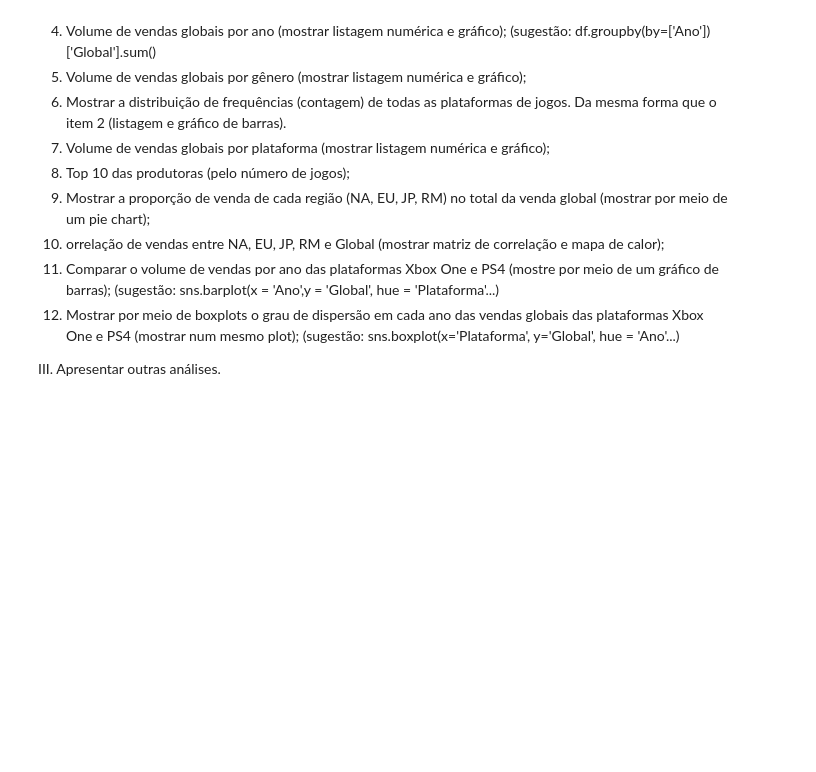
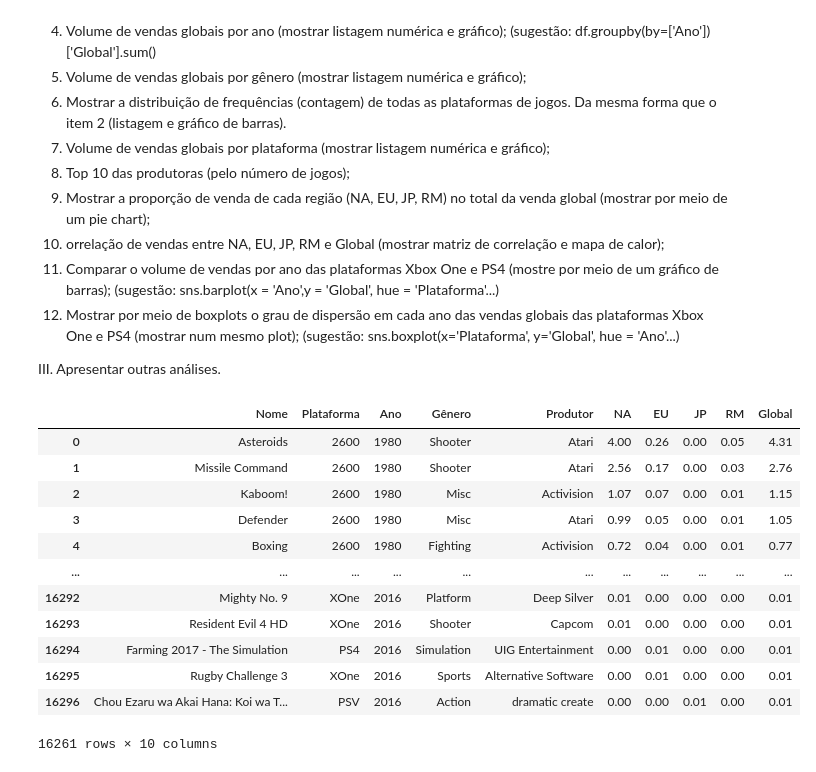
Before and after one commit to nicholascfp/DSBD, a Jupyter notebook: Notebooks/Tarefa_3_6_Nícholas.ipynb, the cells around one changed output. Drawn from its saved outputs; the diff is of its cells as text; code cells hidden in the pictures; blank space fills up the shorter version.

```diff
--- a/Notebooks/Tarefa_3_6_Nícholas.ipynb
+++ b/Notebooks/Tarefa_3_6_Nícholas.ipynb
@@ -50,3 +50,33 @@ sns.barplot(x = 'Ano',y = 'Global', hue = 'Plataforma'...)
 12. Mostrar por meio de boxplots o grau de dispersão em cada ano das vendas globais das plataformas Xbox One e PS4 (mostrar num mesmo plot); (sugestão: sns.boxplot(x='Plataforma', y='Global', hue = 'Ano'...)
 
 III. Apresentar outras análises.
+# %%
+# Import Libraries
+import matplotlib.pyplot as plt
+import seaborn as sbn
+import numpy as np
+import pandas as pd
+import math as math
+import statistics as stats
+import plotly.express as px
+
+# Read Data Files
+df = pd.read_excel('/content/DSBD/Datasets/Video_games/venda_video_games.xlsx')
+# Eliminate null lines
+df = df.dropna()
+# Show Data
+df
+# %% [output]
+|  | Nome | Plataforma | Ano | Gênero | Produtor | NA | EU | JP | RM | Global |
+| 0 | Asteroids | 2600 | 1980 | Shooter | Atari | 4.00 | 0.26 | 0.00 | 0.05 | 4.31 |
+| 1 | Missile Command | 2600 | 1980 | Shooter | Atari | 2.56 | 0.17 | 0.00 | 0.03 | 2.76 |
+| 2 | Kaboom! | 2600 | 1980 | Misc | Activision | 1.07 | 0.07 | 0.00 | 0.01 | 1.15 |
+| 3 | Defender | 2600 | 1980 | Misc | Atari | 0.99 | 0.05 | 0.00 | 0.01 | 1.05 |
+| 4 | Boxing | 2600 | 1980 | Fighting | Activision | 0.72 | 0.04 | 0.00 | 0.01 | 0.77 |
+| ... | ... | ... | ... | ... | ... | ... | ... | ... | ... | ... |
+| 16292 | Mighty No. 9 | XOne | 2016 | Platform | Deep Silver | 0.01 | 0.00 | 0.00 | 0.00 | 0.01 |
+| 16293 | Resident Evil 4 HD | XOne | 2016 | Shooter | Capcom | 0.01 | 0.00 | 0.00 | 0.00 | 0.01 |
+| 16294 | Farming 2017 - The Simulation | PS4 | 2016 | Simulation | UIG Entertainment | 0.00 | 0.01 | 0.00 | 0.00 | 0.01 |
+| 16295 | Rugby Challenge 3 | XOne | 2016 | Sports | Alternative Software | 0.00 | 0.01 | 0.00 | 0.00 | 0.01 |
+| 16296 | Chou Ezaru wa Akai Hana: Koi wa T... | PSV | 2016 | Action | dramatic create | 0.00 | 0.00 | 0.01 | 0.00 | 0.01 |
+16261 rows × 10 columns
```
Also changed, not shown: parts of 3 cells of this notebook.
